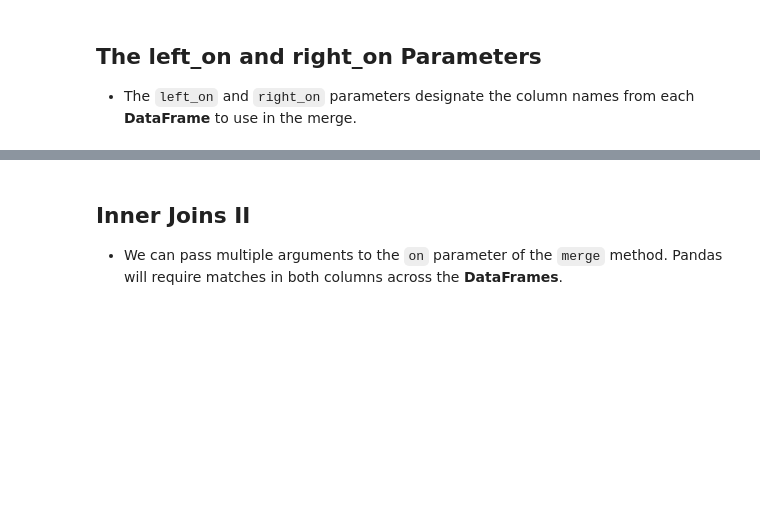
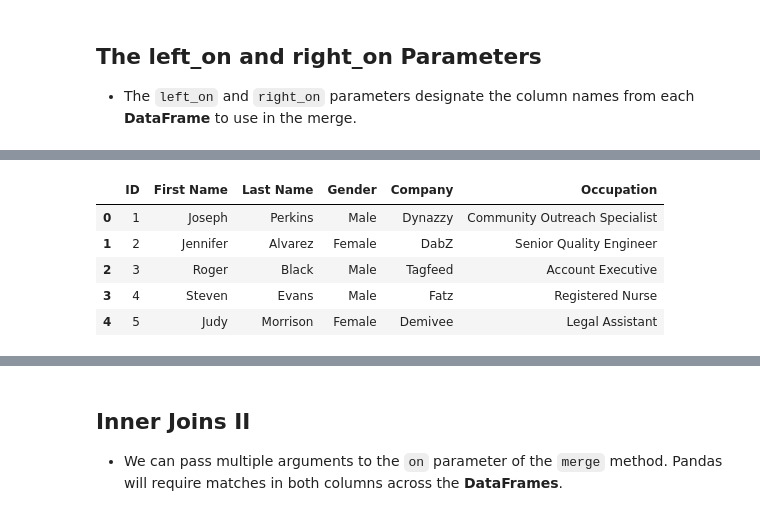
Before and after one commit to bocongamco/jupyter_learning, a Jupyter notebook: 10 - Merging DataFrames.ipynb, the cells around one changed output, grey strips where cells are left out. Drawn from its saved outputs; the diff is of its cells as text; code cells hidden in the pictures; blank space fills up the shorter version.

```diff
--- a/10 - Merging DataFrames.ipynb
+++ b/10 - Merging DataFrames.ipynb
@@ -130,0 +145,9 @@ week1.merge(foods, how ="left",on="Food ID")
+# %%
+customers.head()
+# %% [output]
+|  | ID | First Name | Last Name | Gender | Company | Occupation |
+| 0 | 1 | Joseph | Perkins | Male | Dynazzy | Community Outreach Specialist |
+| 1 | 2 | Jennifer | Alvarez | Female | DabZ | Senior Quality Engineer |
+| 2 | 3 | Roger | Black | Male | Tagfeed | Account Executive |
+| 3 | 4 | Steven | Evans | Male | Fatz | Registered Nurse |
+| 4 | 5 | Judy | Morrison | Female | Demivee | Legal Assistant |
```
Also changed, not shown: parts of 3 cells of this notebook.
